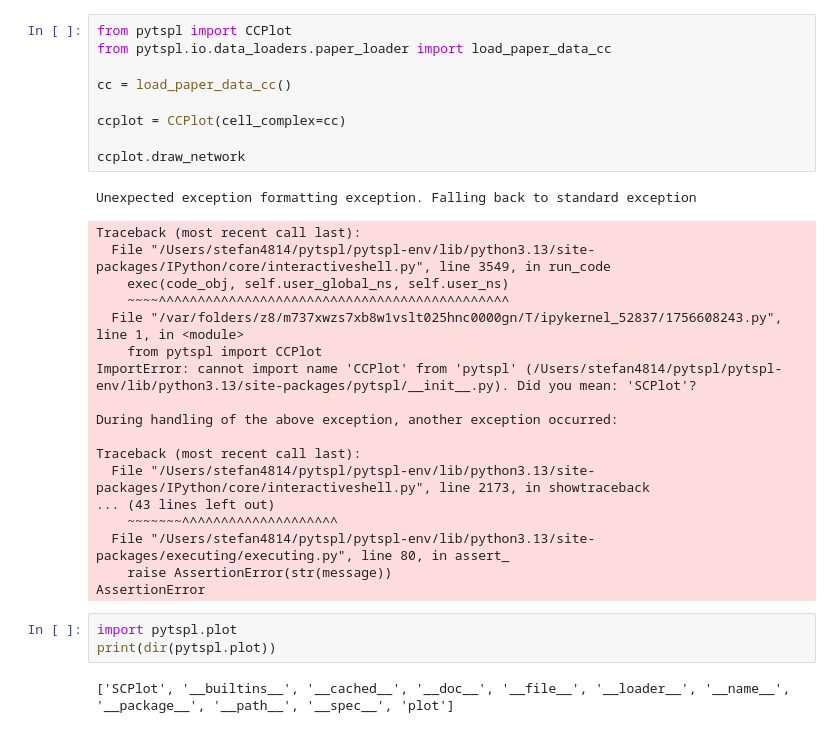
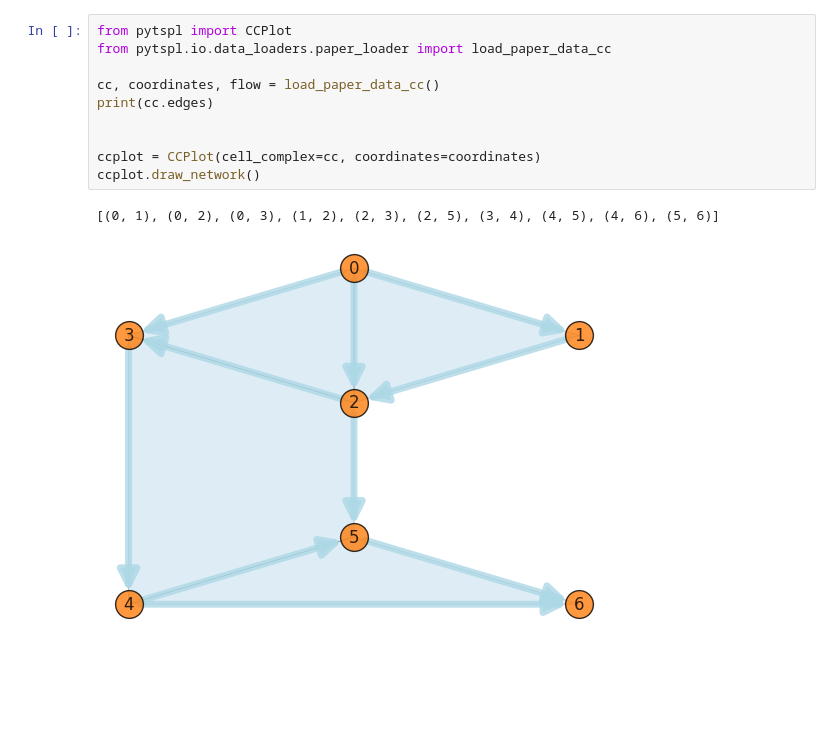
Before and after one commit to Stefan4814/pytspl, a Jupyter notebook: notebooks/cell_complexes.ipynb, the cells around one changed output. Drawn from its saved outputs; the diff is of its cells as text; blank space fills up the shorter version.

Commit message:
Fixed cell complex visualization

```diff
--- a/notebooks/cell_complexes.ipynb
+++ b/notebooks/cell_complexes.ipynb
@@ -1,33 +1,13 @@
 # %%
 from pytspl import CCPlot
 from pytspl.io.data_loaders.paper_loader import load_paper_data_cc
 
-cc = load_paper_data_cc()
+cc, coordinates, flow = load_paper_data_cc()
+print(cc.edges)
 
-ccplot = CCPlot(cell_complex=cc)
 
-ccplot.draw_network
+ccplot = CCPlot(cell_complex=cc, coordinates=coordinates)
+ccplot.draw_network()
 # %% [output]
-Unexpected exception formatting exception. Falling back to standard exception
+[(0, 1), (0, 2), (0, 3), (1, 2), (2, 3), (2, 5), (3, 4), (4, 5), (4, 6), (5, 6)]
-Traceback (most recent call last):
-  File "/Users/stefan4814/pytspl/pytspl-env/lib/python3.13/site-packages/IPython/core/interactiveshell.py", line 3549, in run_code
-    exec(code_obj, self.user_global_ns, self.user_ns)
-    ~~~~^^^^^^^^^^^^^^^^^^^^^^^^^^^^^^^^^^^^^^^^^^^^^
-  File "/var/folders/z8/m737xwzs7xb8w1vslt025hnc0000gn/T/ipykernel_52837/1756608243.py", line 1, in <module>
-    from pytspl import CCPlot
-ImportError: cannot import name 'CCPlot' from 'pytspl' (/Users/stefan4814/pytspl/pytspl-env/lib/python3.13/site-packages/pytspl/__init__.py). Did you mean: 'SCPlot'?
-
-During handling of the above exception, another exception occurred:
-
-Traceback (most recent call last):
-  File "/Users/stefan4814/pytspl/pytspl-env/lib/python3.13/site-packages/IPython/core/interactiveshell.py", line 2173, in showtraceback
-... (43 lines left out)
-    ~~~~~~~^^^^^^^^^^^^^^^^^^^^
-  File "/Users/stefan4814/pytspl/pytspl-env/lib/python3.13/site-packages/executing/executing.py", line 80, in assert_
-    raise AssertionError(str(message))
-AssertionError
+[figure, added]
-# %%
-import pytspl.plot
-print(dir(pytspl.plot))
-# %% [output]
-['SCPlot', '__builtins__', '__cached__', '__doc__', '__file__', '__loader__', '__name__', '__package__', '__path__', '__spec__', 'plot']
```
Also changed, not shown: parts of 1 cell of this notebook.
